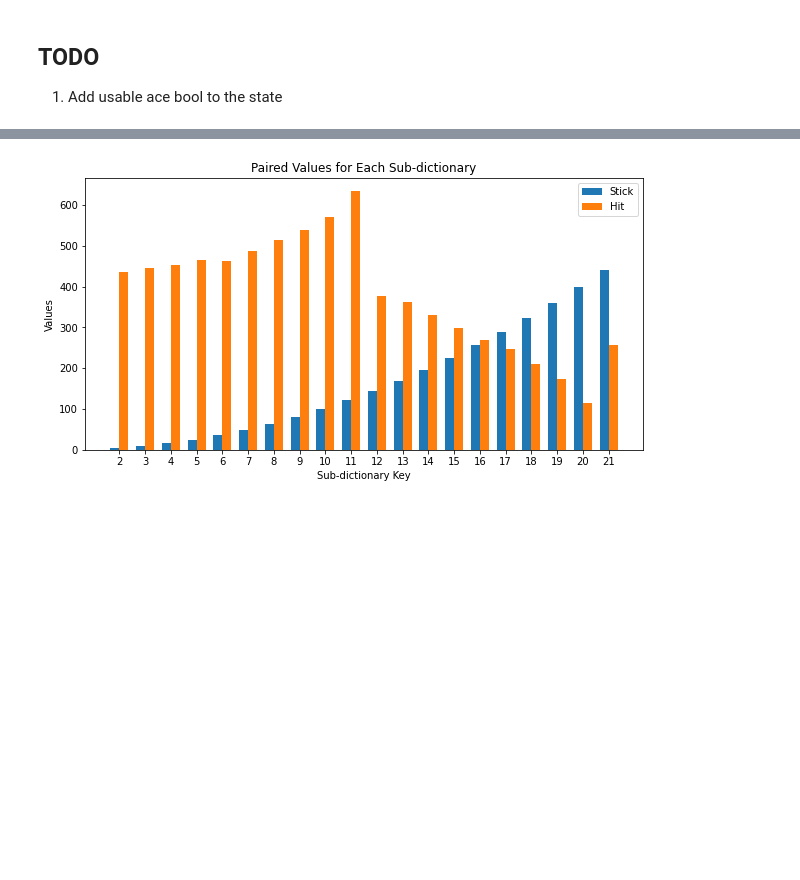
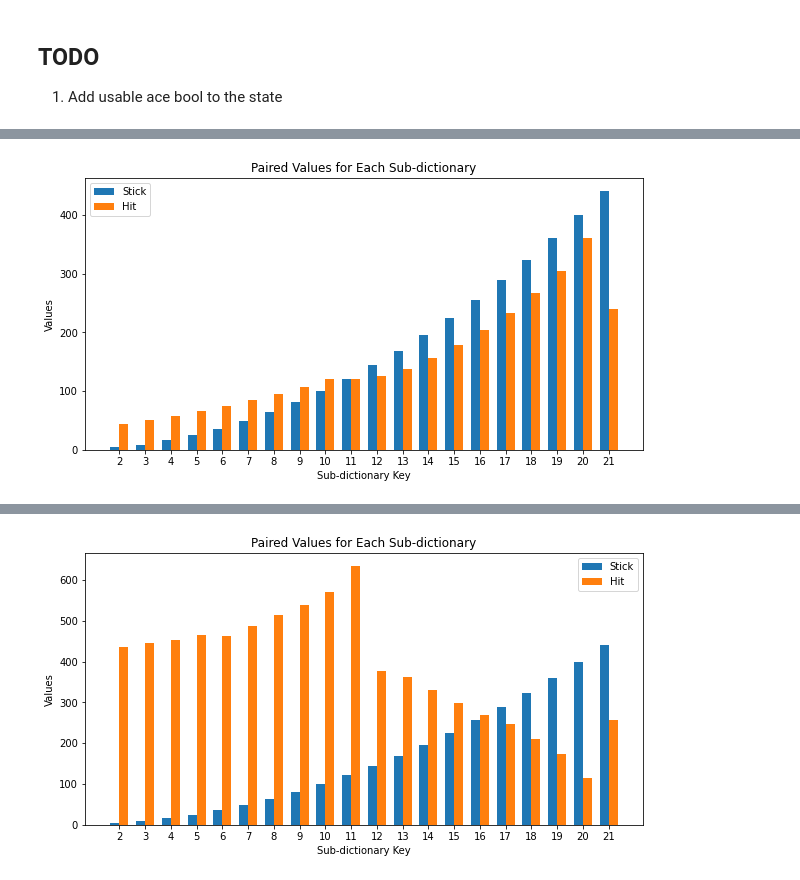
Before and after one commit to artemi8/RL-black-jack, a Jupyter notebook: Black-Jack-Monte-Carlo-ES.ipynb, the cells around one changed output, grey strips where cells are left out. Drawn from its saved outputs; the diff is of its cells as text; code cells hidden in the pictures; blank space fills up the shorter version.

Commit message:
Changed when the reward is given to the agent in the algorithm and ran multiple iterations with various hyperparameters

```diff
--- a/Black-Jack-Monte-Carlo-ES.ipynb
+++ b/Black-Jack-Monte-Carlo-ES.ipynb
@@ -108,7 +113,7 @@ env = BlackJackStylised()
 # %%
 init_config= {'init_state_action_val': 0,
               'epsilon' : 0.25,
-              'gamma' : 0.8}
+              'gamma' : 0.4}
 agent_v1 = MonteCarloES(states=list(range(2, 22)), actions=[0, 1],
                         init_config=init_config)
 # %% [markdown]
@@ -142,0 +185,4 @@ if not hand_complete:
+# %%
+plot_Q_values(agent_v1.Q)
+# %% [output]
+[figure, added]
```
Also changed, not shown: parts of 9 cells of this notebook, 12 other files.
